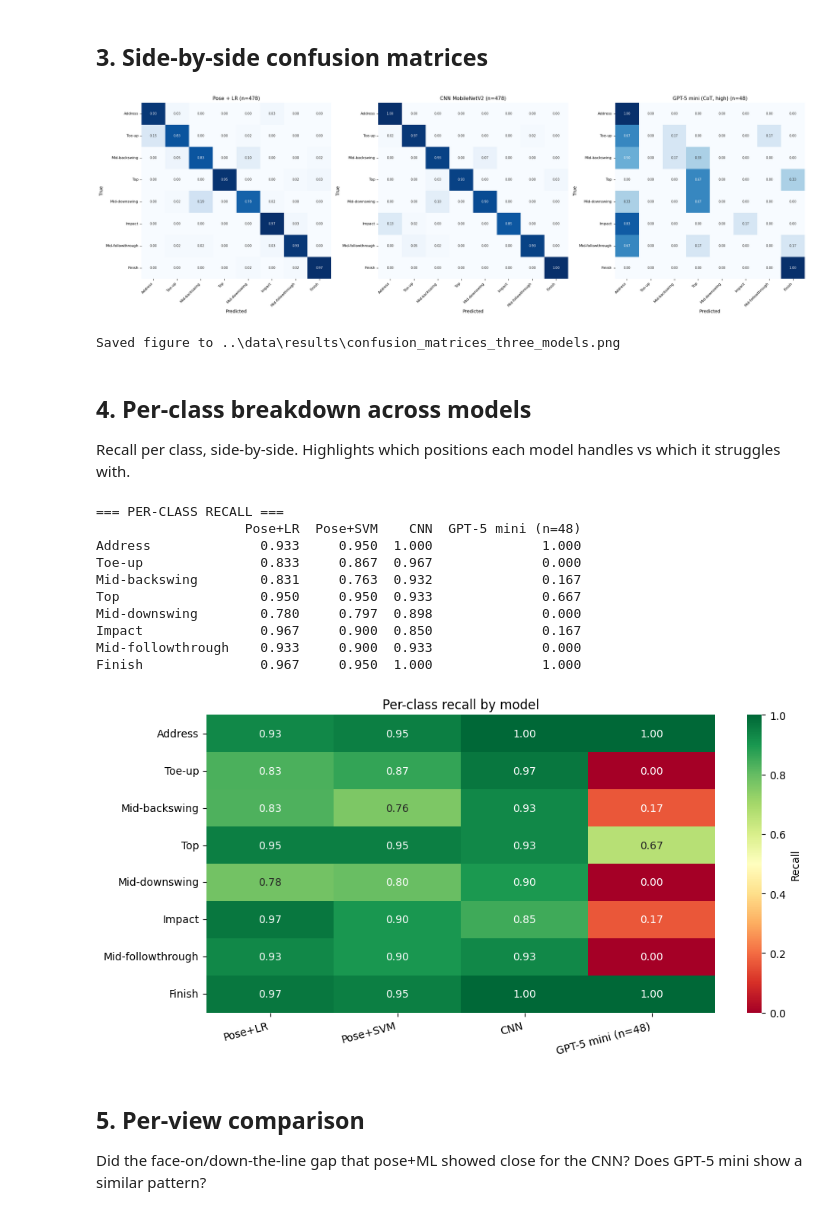
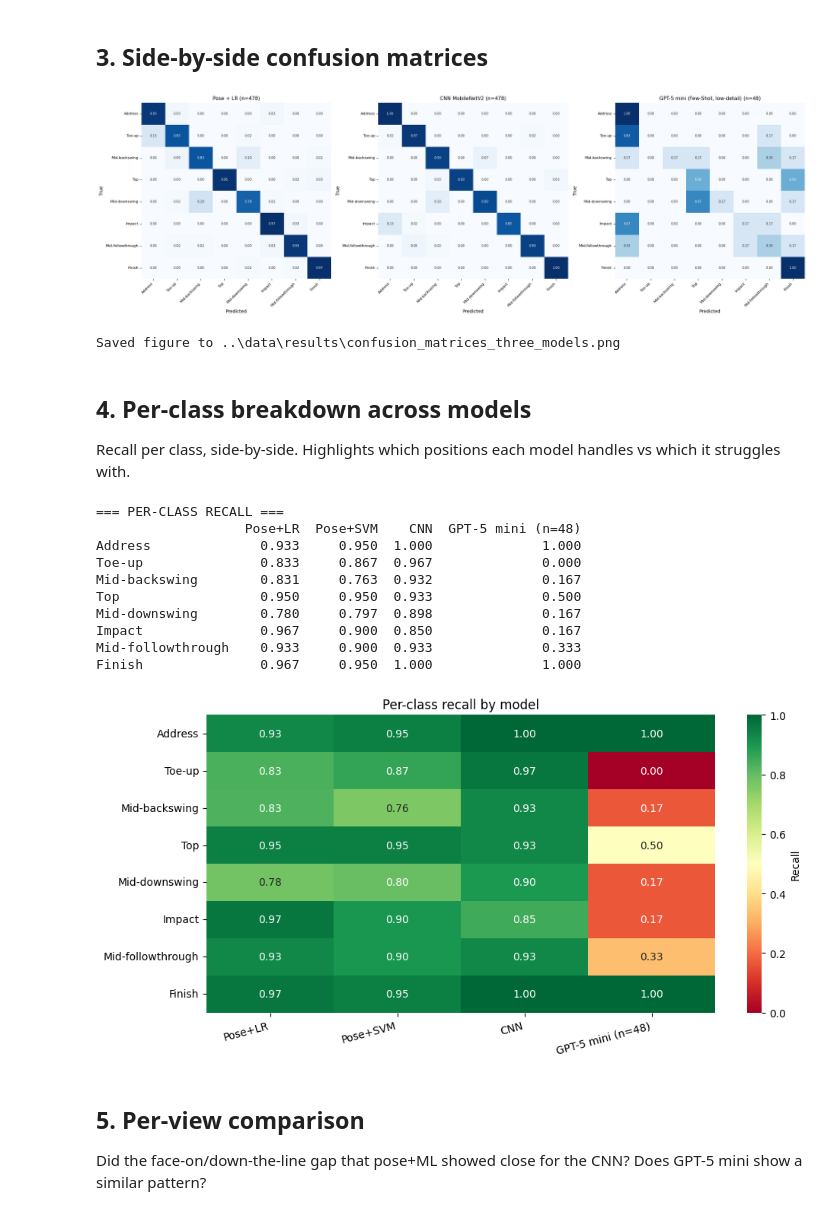
Before and after one commit to JacobMarcussen/Golf-Swing-Classification-AI-ML, a Jupyter notebook: notebooks/03_cross_model_comparison.ipynb, the cells around one changed output. Saved outputs shown, nothing was run; the diff lists cells and outputs as text; code cells hidden in the pictures.

Commit message:
updated llm top few shot in 03 notebook

```diff
--- a/notebooks/03_cross_model_comparison.ipynb
+++ b/notebooks/03_cross_model_comparison.ipynb
@@ -41,9 +40,9 @@ print(f'  Pose+LR:  {len(preds_lr)} predictions')
 print(f'  Pose+SVM: {len(preds_svm)} predictions')
 print(f'  CNN:      {len(preds_cnn)} predictions')
 
-preds_llm = pd.read_parquet(RESULTS_DIR / 'predictions_gpt5mini_cot_high.parquet')
-preds_llm['model'] = 'gpt5mini-cot-high'
-print(f'  GPT-5 mini (CoT, high-detail): {len(preds_llm)} predictions')
+preds_llm = pd.read_parquet(RESULTS_DIR / 'predictions_gpt5mini_fs_low.parquet')
+preds_llm['model'] = 'gpt5mini-fs-low'
+print(f'  GPT-5 mini (Few-Shot, low-detail): {len(preds_llm)} predictions')
 
 lr_keys = set(zip(preds_lr['clip_id'], preds_lr['event_idx']))
 cnn_keys = set(zip(preds_cnn['clip_id'], preds_cnn['event_idx']))
@@ -108,30 +107,30 @@ GPT-5 mini (CoT, high-detail) [n=48 subset]  48     0.375     0.276        0.522
 # %%
 def plot_cm(ax, preds_df, title, n_total):
     cm = confusion_matrix(
         preds_df['true_label'].values,
         preds_df['predicted_label'].values,
         labels=EVENT_NAMES, normalize='true',
     )
     sns.heatmap(cm, annot=True, fmt='.2f', cmap='Blues', cbar=False,
                 xticklabels=EVENT_NAMES, yticklabels=EVENT_NAMES,
                 ax=ax, annot_kws={'size': 7})
     ax.set_title(f'{title} (n={n_total})', fontsize=11)
     ax.set_xlabel('Predicted')
     ax.set_ylabel('True')
     plt.setp(ax.get_xticklabels(), rotation=45, ha='right', fontsize=8)
     plt.setp(ax.get_yticklabels(), fontsize=8)
 
 
 fig, axes = plt.subplots(1, 3, figsize=(22, 7))
 plot_cm(axes[0], preds_lr, 'Pose + LR', len(preds_lr))
 plot_cm(axes[1], preds_cnn, 'CNN MobileNetV2', len(preds_cnn))
-plot_cm(axes[2], preds_llm, 'GPT-5 mini (CoT, high)', len(preds_llm))
+plot_cm(axes[2], preds_llm, 'GPT-5 mini (Few-Shot, low-detail)', len(preds_llm))
 plt.tight_layout()
 fig.savefig(RESULTS_DIR / 'confusion_matrices_three_models.png', dpi=120, bbox_inches='tight')
 plt.show()
 print(f'Saved figure to {RESULTS_DIR / "confusion_matrices_three_models.png"}')
 # %% [output]
-[figure, old version]
+[figure, new version]
 Saved figure to ..\data\results\confusion_matrices_three_models.png
 # %% [markdown]
 ## 4. Per-class breakdown across models
@@ -173,12 +172,12 @@ plt.show()
 Address              0.933     0.950  1.000              1.000
 Toe-up               0.833     0.867  0.967              0.000
 Mid-backswing        0.831     0.763  0.932              0.167
-Top                  0.950     0.950  0.933              0.667
-Mid-downswing        0.780     0.797  0.898              0.000
+Top                  0.950     0.950  0.933              0.500
+Mid-downswing        0.780     0.797  0.898              0.167
 Impact               0.967     0.900  0.850              0.167
-Mid-followthrough    0.933     0.900  0.933              0.000
+Mid-followthrough    0.933     0.900  0.933              0.333
 Finish               0.967     0.950  1.000              1.000
-[figure, old version]
+[figure, new version]
 # %% [markdown]
 ## 5. Per-view comparison
 
```
Also changed, not shown: parts of 8 cells of this notebook, 16 other files.
